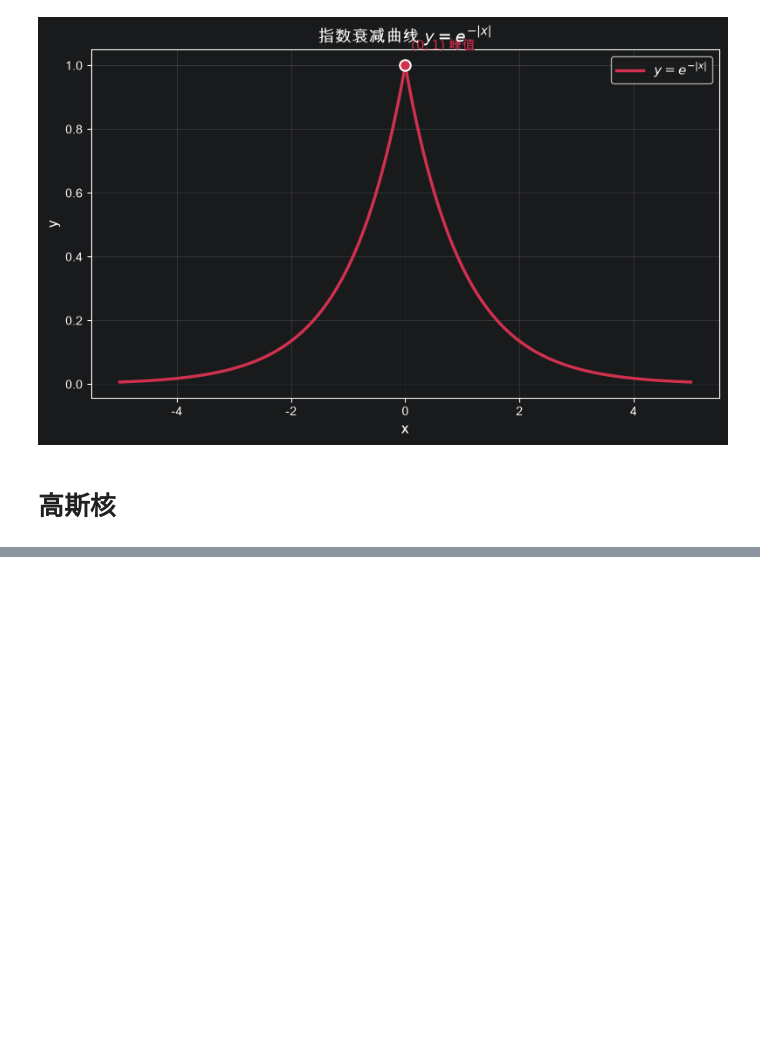
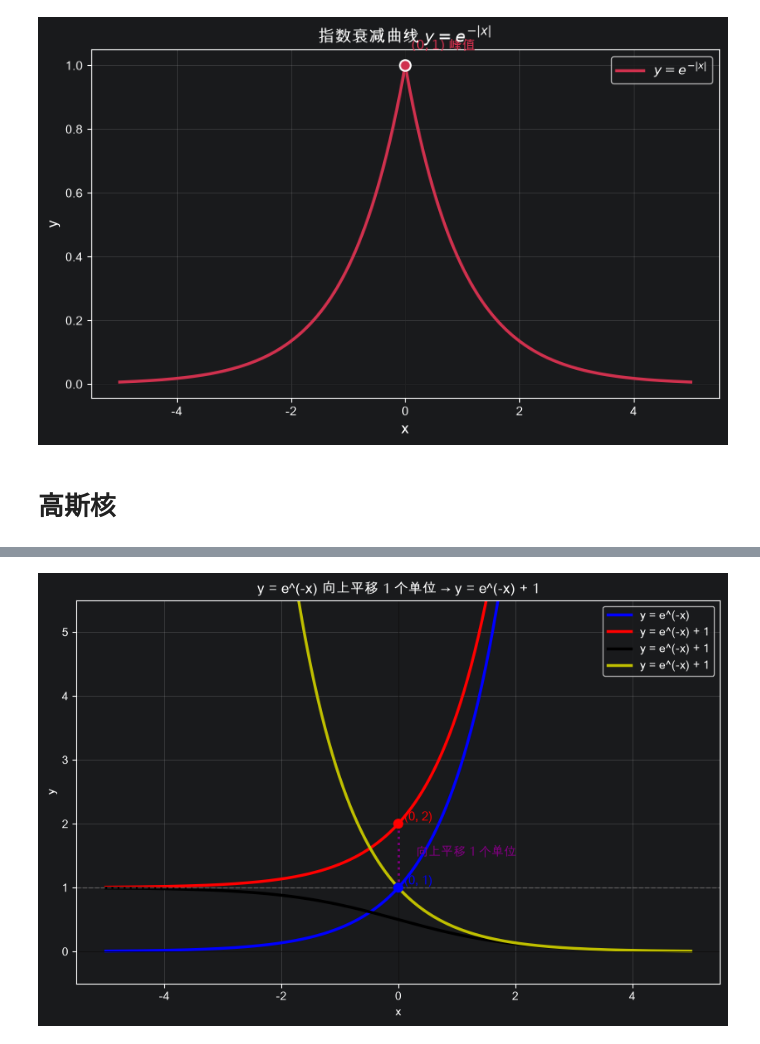
Before and after one commit to sparrowzoo/ai-tutorial, a Jupyter notebook: log.ipynb, the cells around one changed output, grey strips where cells are left out. Cells and saved outputs as stored; diff of their text form; code cells hidden in the pictures; blank space fills up the shorter version.

```diff
--- a/log.ipynb
+++ b/log.ipynb
@@ -85,0 +113,41 @@ plt.show()
+# %%
+import numpy as np
+import matplotlib.pyplot as plt
+
+x = np.linspace(-5, 5, 1000)
+y1 = np.exp(x)           # e^(-x)
+y2 = (1+np.exp(x))
+y3 = (1+np.exp(x))**-1
+y4 = (np.exp(x))**-1
+
+
+plt.figure(figsize=(10, 6))
+plt.plot(x, y1, 'b-', linewidth=2.5, label='y = e^(-x)')
+plt.plot(x, y2, 'r-', linewidth=2.5, label='y = e^(-x) + 1')
+plt.plot(x, y3, 'k-', linewidth=2.5, label='y = e^(-x) + 1')
+plt.plot(x, y4, 'y-', linewidth=2.5, label='y = e^(-x) + 1')
+
+
+# 辅助线
+plt.axhline(y=0, color='black', linewidth=0.5)
+plt.axhline(y=1, color='gray', linestyle='--', linewidth=1, alpha=0.5)
+plt.axvline(x=0, color='black', linewidth=0.5)
+
+# 标记关键点
+plt.scatter([0, 0], [1, 2], color=['b', 'r'], s=60, zorder=5)
+plt.text(0.1, 1.05, '(0, 1)', fontsize=11, color='b')
+plt.text(0.1, 2.05, '(0, 2)', fontsize=11, color='r')
+
+# 画一条竖直线连接两个点，显示平移量
+plt.vlines(x=0, ymin=1, ymax=2, colors='purple', linestyles='dotted', linewidth=2)
+plt.text(0.3, 1.5, '向上平移 1 个单位', fontsize=11, color='purple')
+
+plt.xlabel('x')
+plt.ylabel('y')
+plt.title('y = e^(-x) 向上平移 1 个单位 → y = e^(-x) + 1')
+plt.legend(loc='upper right')
+plt.grid(True, alpha=0.3)
+plt.ylim(-0.5, 5.5)
+plt.show()
+# %% [output]
+[figure, added]
```
Also changed, not shown: parts of 3 cells of this notebook, 41 other files.
